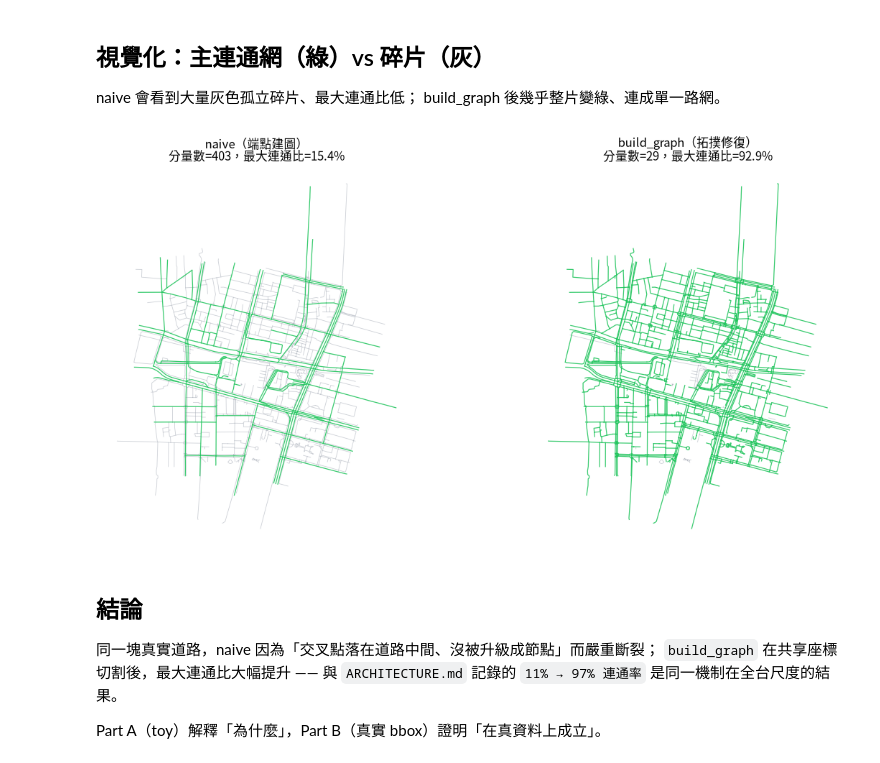
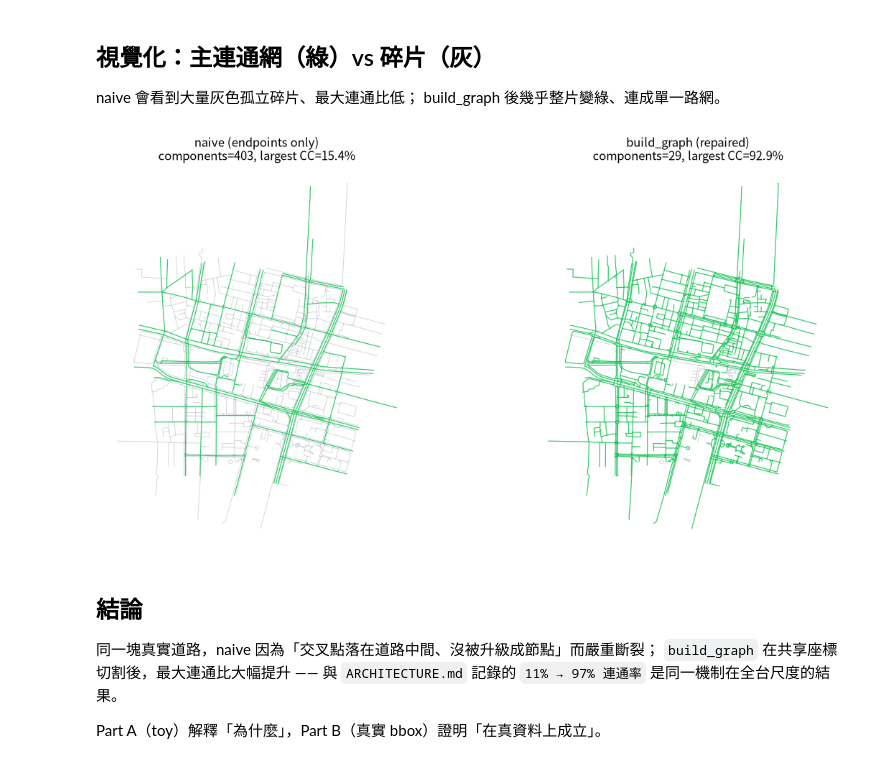
Before and after one commit to su0853/bike-risk-route-app, a Jupyter notebook: notebooks/topology_repair_demo.ipynb, the cells around one changed output. Saved outputs shown, nothing was run; the diff lists cells and outputs as text; code cells hidden in the pictures.

```diff
--- a/notebooks/topology_repair_demo.ipynb
+++ b/notebooks/topology_repair_demo.ipynb
@@ -11,9 +11,14 @@
 
 對應 `ARCHITECTURE.md §3.1`。L1 toy，不依賴 backend/data。
 # %%
-# 中文字型（本機有 Noto Sans CJK TC）；給別台跑建議軸標用英文、解說寫 Markdown
+# 可攜策略：圖內文字一律用英文（跨機器 / GitHub render 不缺字），中文解說寫在 Markdown cell。
+# 字型設定改成「本機有 CJK 才套用」的優雅版——沒有也不報錯，日後想在圖內加中文才用得到。
 import matplotlib.pyplot as plt
-plt.rcParams["font.sans-serif"] = ["Noto Sans CJK TC"]
+from matplotlib import font_manager
+for _f in ("Noto Sans CJK TC", "PingFang TC", "Microsoft JhengHei"):
+    if any(_f == f.name for f in font_manager.fontManager.ttflist):
+        plt.rcParams["font.sans-serif"] = [_f]
+        break
 plt.rcParams["axes.unicode_minus"] = False
 
 # notebook 用後端 venv 的 kernel 跑；import 真實 pipeline 的 1m 座標捨入 helper
@@ -242,26 +247,26 @@ build_graph 後幾乎整片變綠、連成單一路網。
 # %%
 def draw_real(G, title, ax):
     ncc, n, ratio = connectivity(G)
     main = max(nx.connected_components(G), key=len)
     for u, v, data in G.edges(data=True):
         geom = data.get("geometry")
         if geom is None:
             xs = [G.nodes[u]["x"], G.nodes[v]["x"]]; ys = [G.nodes[u]["y"], G.nodes[v]["y"]]
         else:
             xs, ys = geom.xy
         in_main = (u in main) and (v in main)
         ax.plot(xs, ys, color="#22c55e" if in_main else "#9ca3af",
                 lw=0.9 if in_main else 0.6, alpha=0.9 if in_main else 0.5,
                 zorder=2 if in_main else 1)
-    ax.set_title(f"{title}\n分量數={ncc}，最大連通比={ratio:.1%}", fontsize=12)
+    ax.set_title(f"{title}\ncomponents={ncc}, largest CC={ratio:.1%}", fontsize=12)
     ax.set_aspect("equal"); ax.axis("off")
 
 fig, axes = plt.subplots(1, 2, figsize=(13, 6))
-draw_real(Gn, "naive（端點建圖）", axes[0])
-draw_real(Gr, "build_graph（拓撲修復）", axes[1])
+draw_real(Gn, "naive (endpoints only)", axes[0])
+draw_real(Gr, "build_graph (repaired)", axes[1])
 plt.tight_layout(); plt.show()
 # %% [output]
-[figure, old version]
+[figure, new version]
 # %% [markdown]
 ## 結論
 
```
Also changed, not shown: parts of 4 cells of this notebook, 1 other file.
